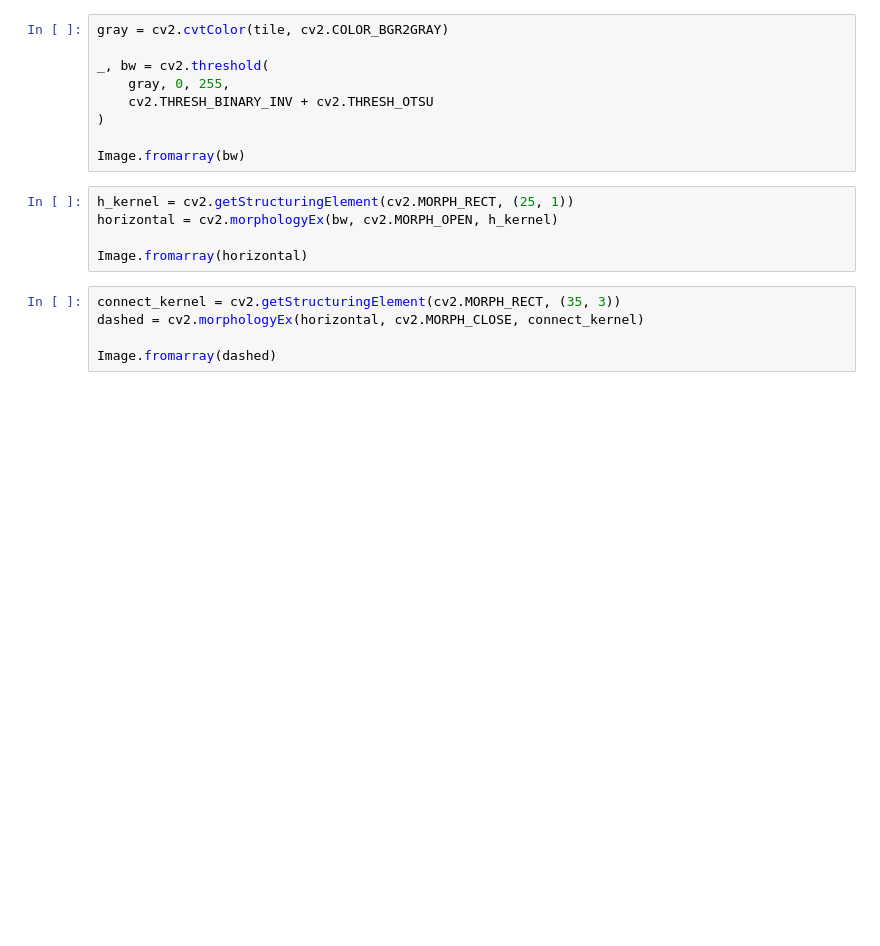
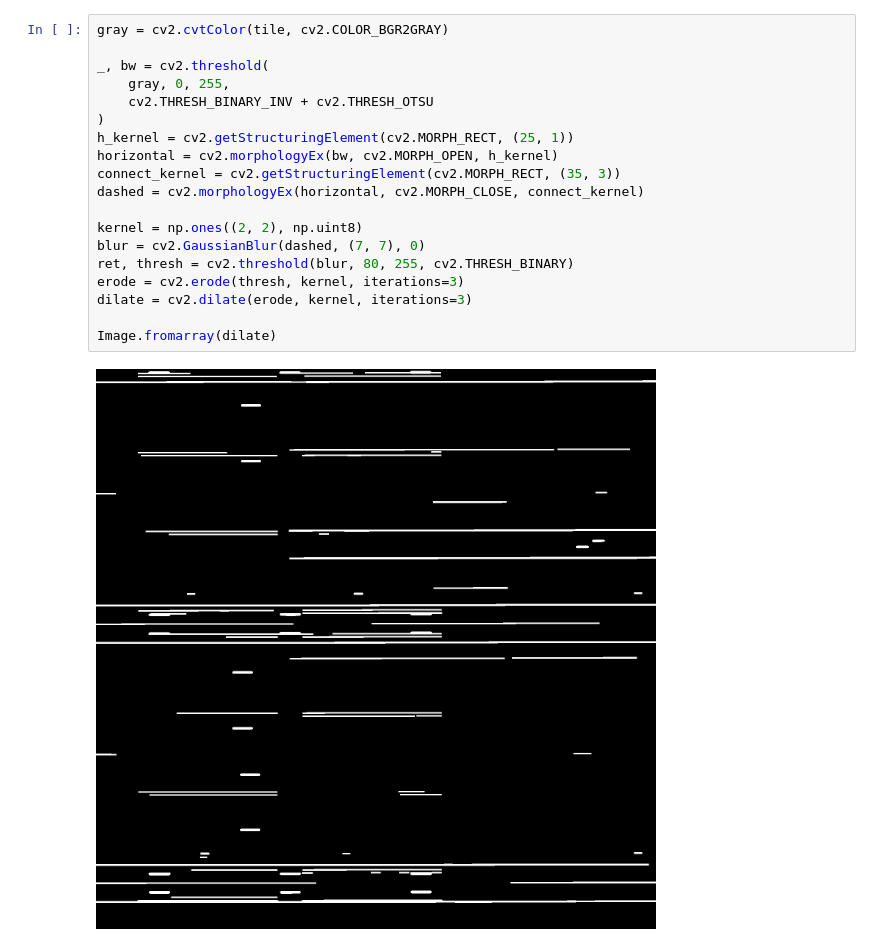
Before and after one commit to mostafa-netizen/Sadidul-Islam-Analysis, a Jupyter notebook: analysis/beam_based_tendons.ipynb, the cells around one changed output. Saved outputs shown, nothing was run; the diff lists cells and outputs as text; blank space fills up the shorter version.

```diff
--- a/analysis/beam_based_tendons.ipynb
+++ b/analysis/beam_based_tendons.ipynb
@@ -16,22 +19,24 @@ Image.fromarray(tile)
 # %%
 gray = cv2.cvtColor(tile, cv2.COLOR_BGR2GRAY)
 
 _, bw = cv2.threshold(
     gray, 0, 255,
     cv2.THRESH_BINARY_INV + cv2.THRESH_OTSU
 )
+h_kernel = cv2.getStructuringElement(cv2.MORPH_RECT, (25, 1))
+horizontal = cv2.morphologyEx(bw, cv2.MORPH_OPEN, h_kernel)
+connect_kernel = cv2.getStructuringElement(cv2.MORPH_RECT, (35, 3))
+dashed = cv2.morphologyEx(horizontal, cv2.MORPH_CLOSE, connect_kernel)
 
-Image.fromarray(bw)
+kernel = np.ones((2, 2), np.uint8)
+blur = cv2.GaussianBlur(dashed, (7, 7), 0)
+ret, thresh = cv2.threshold(blur, 80, 255, cv2.THRESH_BINARY)
+erode = cv2.erode(thresh, kernel, iterations=3)
+dilate = cv2.dilate(erode, kernel, iterations=3)
+
+Image.fromarray(dilate)
+# %% [output]
+[figure, added]
-# %%
-h_kernel = cv2.getStructuringElement(cv2.MORPH_RECT, (25, 1))
-horizontal = cv2.morphologyEx(bw, cv2.MORPH_OPEN, h_kernel)
-
-Image.fromarray(horizontal)
-# %%
-connect_kernel = cv2.getStructuringElement(cv2.MORPH_RECT, (35, 3))
-dashed = cv2.morphologyEx(horizontal, cv2.MORPH_CLOSE, connect_kernel)
-
-Image.fromarray(dashed)
 # %%
 lines = cv2.HoughLinesP(
     dashed,
```
Also changed, not shown: parts of 3 cells of this notebook, 7 other files.
